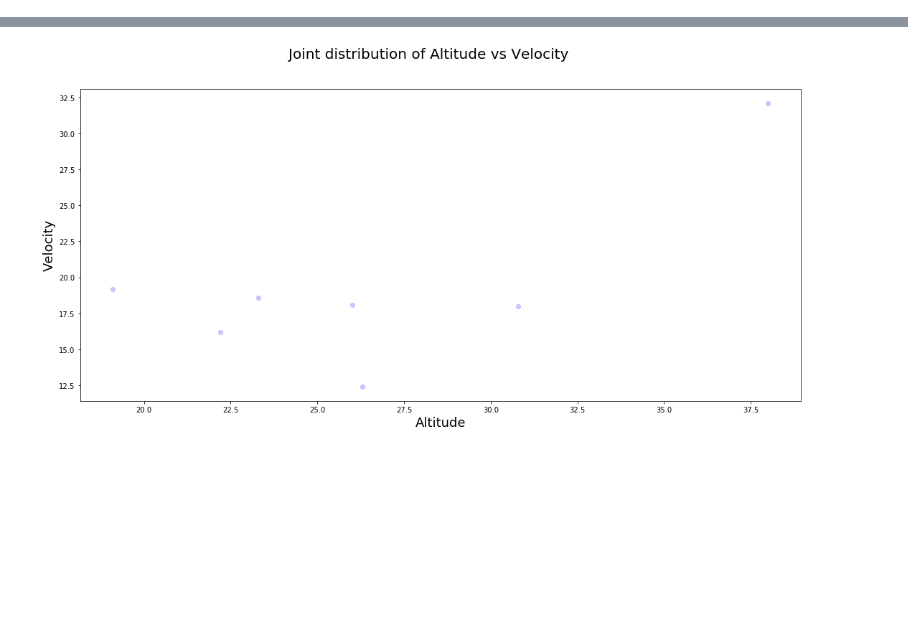
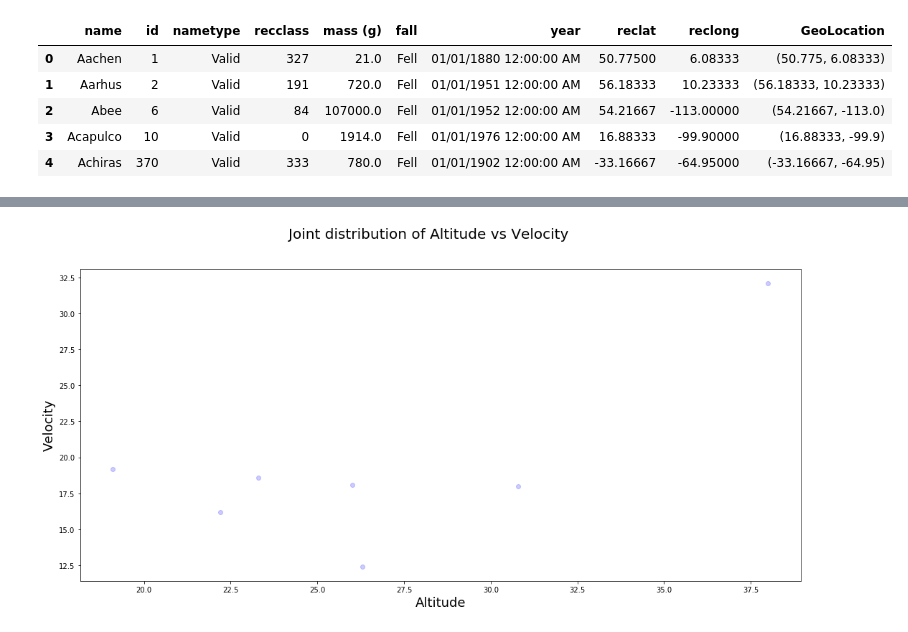
Before and after one commit to muhdlaziem/spaceapps-challenge, a Jupyter notebook: preprocessing.ipynb, the cells around one changed output, grey strips where cells are left out. Saved outputs shown, nothing was run; the diff lists cells and outputs as text; code cells hidden in the pictures; blank space fills up the shorter version.

```diff
--- a/preprocessing.ipynb
+++ b/preprocessing.ipynb
@@ -19,0 +23,9 @@ df.head()
+# %%
+df.head()
+# %% [output]
+|  | name | id | nametype | recclass | mass (g) | fall | year | reclat | reclong | GeoLocation |
+| 0 | Aachen | 1 | Valid | 327 | 21.0 | Fell | 01/01/1880 12:00:00 AM | 50.77500 | 6.08333 | (50.775, 6.08333) |
+| 1 | Aarhus | 2 | Valid | 191 | 720.0 | Fell | 01/01/1951 12:00:00 AM | 56.18333 | 10.23333 | (56.18333, 10.23333) |
+| 2 | Abee | 6 | Valid | 84 | 107000.0 | Fell | 01/01/1952 12:00:00 AM | 54.21667 | -113.00000 | (54.21667, -113.0) |
+| 3 | Acapulco | 10 | Valid | 0 | 1914.0 | Fell | 01/01/1976 12:00:00 AM | 16.88333 | -99.90000 | (16.88333, -99.9) |
+| 4 | Achiras | 370 | Valid | 333 | 780.0 | Fell | 01/01/1902 12:00:00 AM | -33.16667 | -64.95000 | (-33.16667, -64.95) |
```
Also changed, not shown: parts of 10 cells of this notebook.
